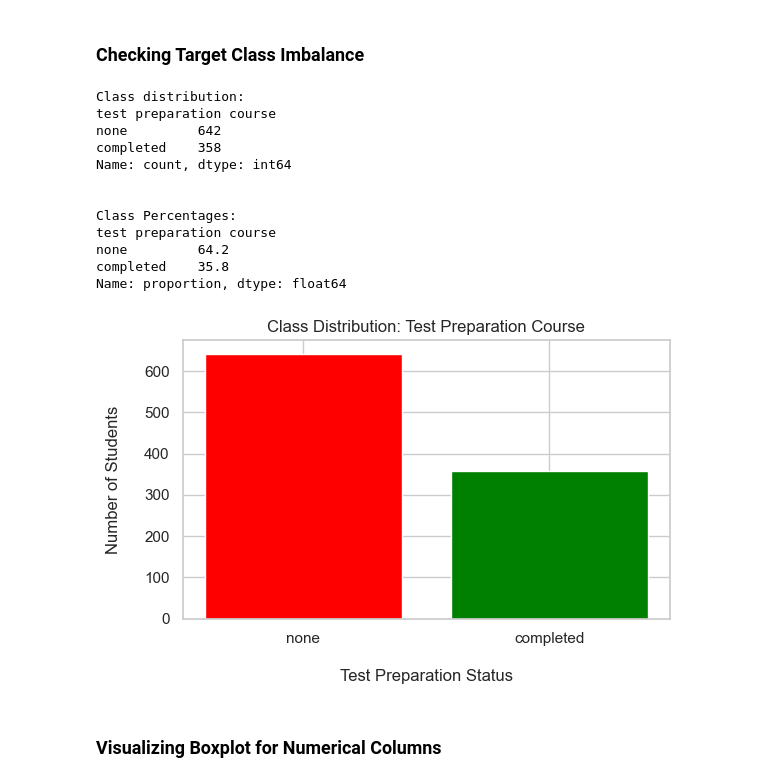
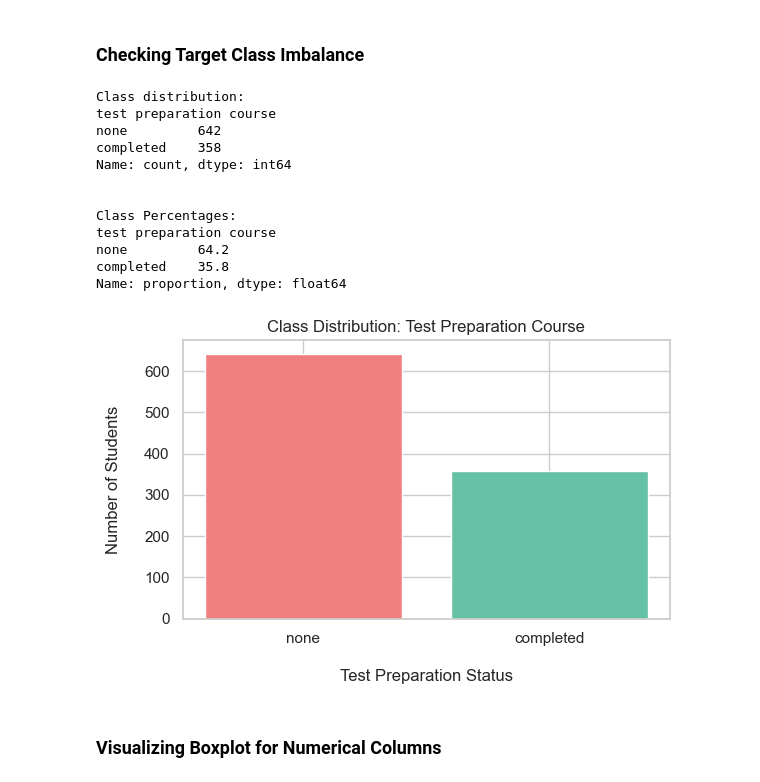
Before and after one commit to SakibMizan/MLProjectStudentPerformance, a Jupyter notebook: SakibMizanProject.ipynb, the cells around one changed output. Drawn from its saved outputs; the diff is of its cells as text; code cells hidden in the pictures.

```diff
--- a/SakibMizanProject.ipynb
+++ b/SakibMizanProject.ipynb
@@ -180,34 +180,34 @@ for col in numerical_cols:
 # %%
 target_counts = dataset['test preparation course'].value_counts()
 print("Class distribution:")
 print(target_counts)
 
 print("\n\nClass Percentages:")
 print(dataset["test preparation course"].value_counts(normalize=True) * 100)
 
 plt.figure(figsize=(6, 4))
-plt.bar(target_counts.index, target_counts.values, color=['#FF0000', '#008000'])
+plt.bar(target_counts.index, target_counts.values, color=['lightcoral', '#66c2a5'])
 
 plt.title("Class Distribution: Test Preparation Course")
 plt.xlabel("\nTest Preparation Status")
 plt.ylabel("Number of Students\n")
 plt.grid(True, axis='y')
 plt.tight_layout()
 plt.show()
 # %% [output]
 Class distribution:
 test preparation course
 none         642
 completed    358
 Name: count, dtype: int64
 
 
 Class Percentages:
 test preparation course
 none         64.2
 completed    35.8
 Name: proportion, dtype: float64
-[figure, old version]
+[figure, new version]
 # %% [markdown]
 ### Visualizing Boxplot for Numerical Columns
 # %%
```
Also changed, not shown: parts of 3 cells of this notebook.
